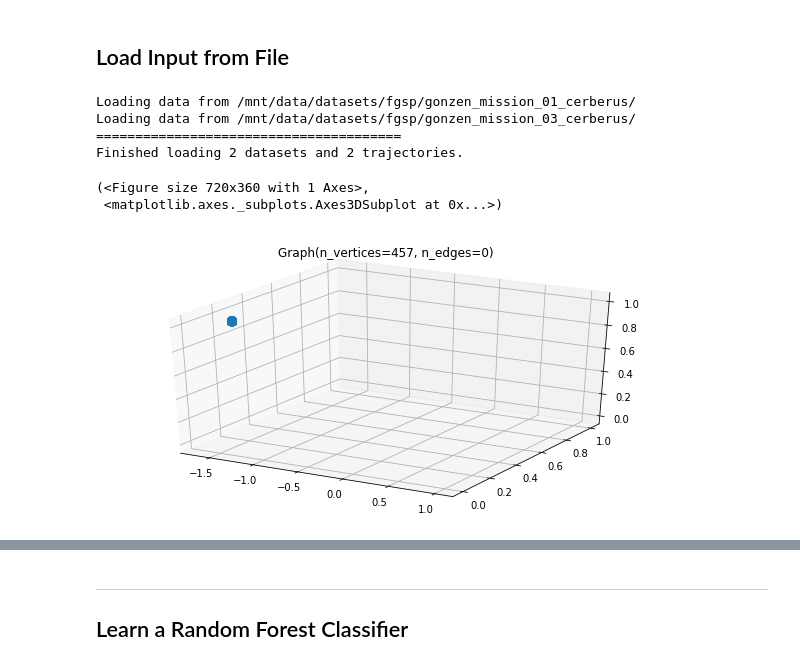
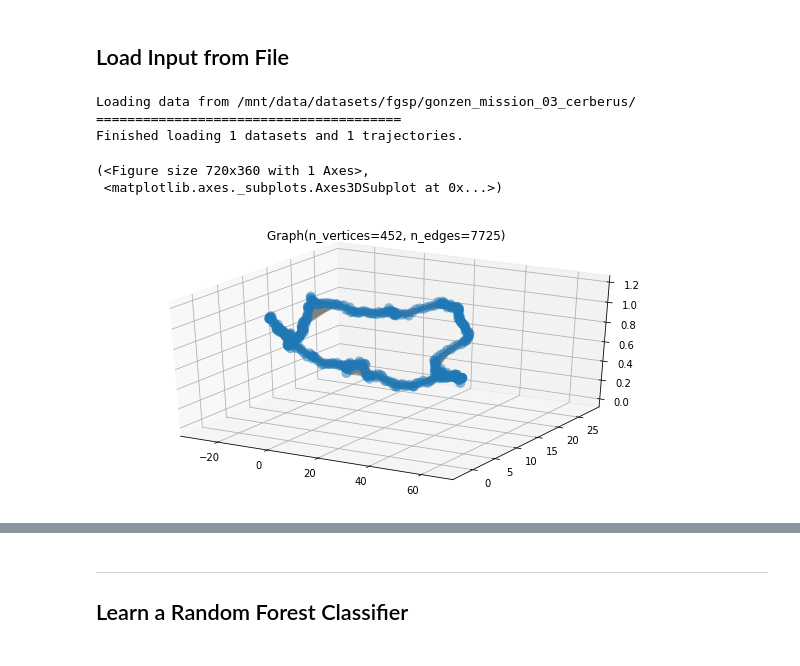
Before and after one commit to ethz-asl/fgsp, a Jupyter notebook: src/training_data_generation.ipynb, the cells around one changed output, grey strips where cells are left out. Drawn from its saved outputs; the diff is of its cells as text; code cells hidden in the pictures.

```diff
--- a/src/training_data_generation.ipynb
+++ b/src/training_data_generation.ipynb
@@ -212,7 +181,7 @@ class WaveletEvaluator(object):
 ## Load Input from File
 # %%
 dataroot = '/mnt/data/datasets/fgsp/'
-datasets = ['gonzen_mission_01_cerberus/', 'gonzen_mission_03_cerberus/']
+datasets = ['gonzen_mission_03_cerberus/']
 
 n_datasets = len(datasets)
 opt_signals = []
@@ -251,20 +220,19 @@ assert n_datasets == len(est_signals)
 assert n_trajectories == len(opt_trajectory)
 print(f'Finished loading {n_datasets} datasets and {n_trajectories} trajectories.')
 # %% [output]
-Loading data from /mnt/data/datasets/fgsp/gonzen_mission_01_cerberus/
 Loading data from /mnt/data/datasets/fgsp/gonzen_mission_03_cerberus/
 =======================================
-Finished loading 2 datasets and 2 trajectories.
+Finished loading 1 datasets and 1 trajectories.
 # %%
 graph_per_dataset = []
 for i in range(0, n_datasets):
     G = graphs.Graph(opt_graph_adj[i])
     G.set_coordinates(opt_graph_coords[i])
     G.compute_fourier_basis()
     graph_per_dataset.append(G)
 
-graph_per_dataset[1].plot()
+graph_per_dataset[0].plot()
 # %% [output]
 (<Figure size 720x360 with 1 Axes>,
  <matplotlib.axes._subplots.Axes3DSubplot at 0x...>)
-[figure, old version]
+[figure, new version]
```
Also changed, not shown: parts of 21 cells of this notebook, 3 other files.
